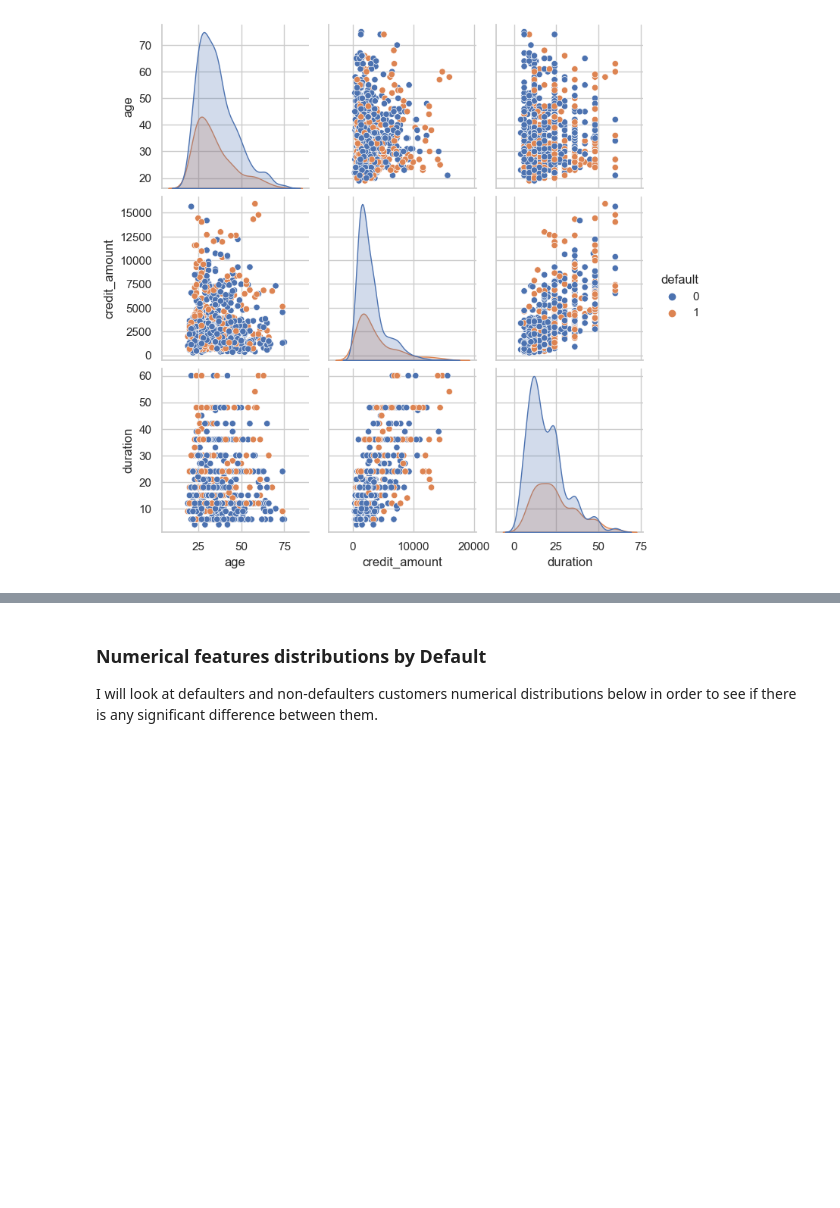
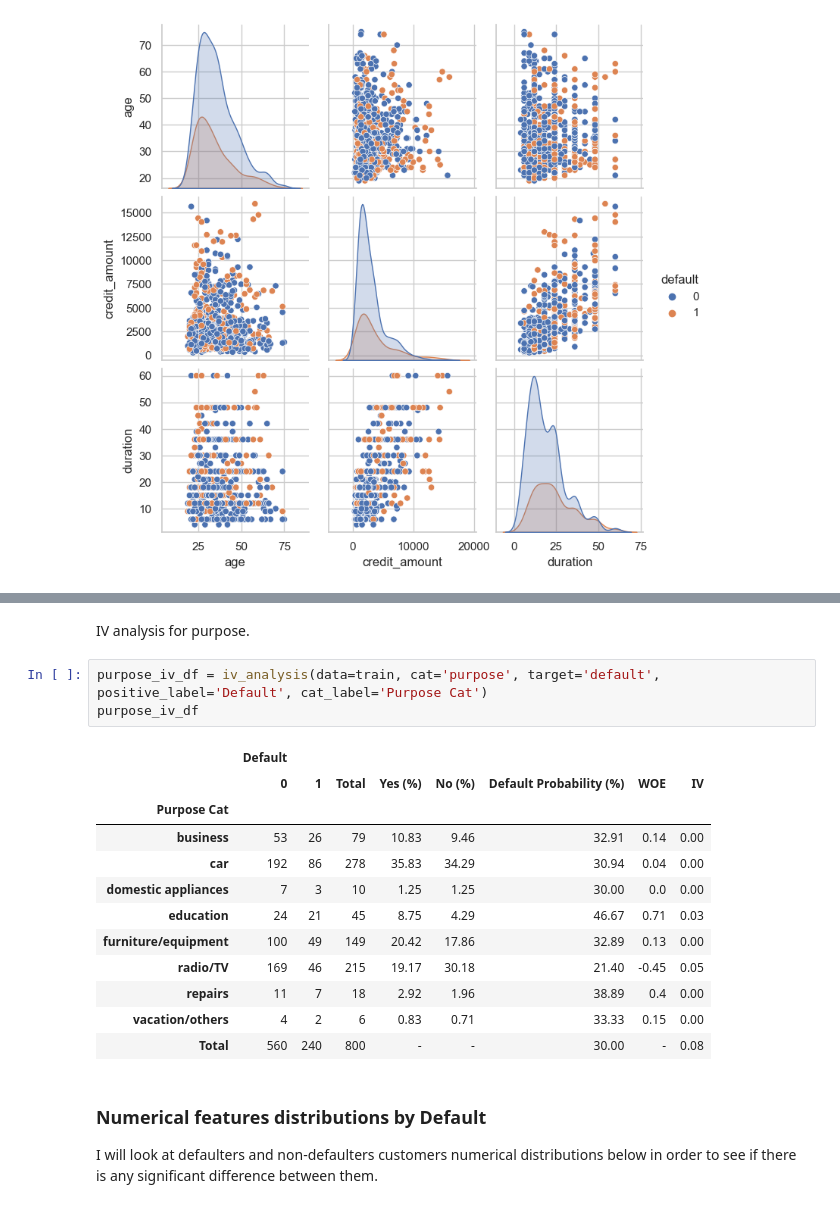
Before and after one commit to allmeidaapedro/Credit-Scoring-German-Bank, a Jupyter notebook: notebooks/1. EDA.ipynb, the cells around one changed output, grey strips where cells are left out. Drawn from its saved outputs; the diff is of its cells as text; blank space fills up the shorter version.

Commit message:
IV analysis added

```diff
--- a/notebooks/1. EDA.ipynb
+++ b/notebooks/1. EDA.ipynb
@@ -407,3 +545,21 @@ plt.show()
+# %% [markdown]
+IV analysis for purpose.
+# %%
+purpose_iv_df = iv_analysis(data=train, cat='purpose', target='default', positive_label='Default', cat_label='Purpose Cat')
+purpose_iv_df
+# %% [output]
+|  | Default |  |  |  |  |  |  |  |
+|  | 0 | 1 | Total | Yes (%) | No (%) | Default Probability (%) | WOE | IV |
+| Purpose Cat |  |  |  |  |  |  |  |  |
+| business | 53 | 26 | 79 | 10.83 | 9.46 | 32.91 | 0.14 | 0.00 |
+| car | 192 | 86 | 278 | 35.83 | 34.29 | 30.94 | 0.04 | 0.00 |
+| domestic appliances | 7 | 3 | 10 | 1.25 | 1.25 | 30.00 | 0.0 | 0.00 |
+| education | 24 | 21 | 45 | 8.75 | 4.29 | 46.67 | 0.71 | 0.03 |
+| furniture/equipment | 100 | 49 | 149 | 20.42 | 17.86 | 32.89 | 0.13 | 0.00 |
+| radio/TV | 169 | 46 | 215 | 19.17 | 30.18 | 21.40 | -0.45 | 0.05 |
+| repairs | 11 | 7 | 18 | 2.92 | 1.96 | 38.89 | 0.4 | 0.00 |
+| vacation/others | 4 | 2 | 6 | 0.83 | 0.71 | 33.33 | 0.15 | 0.00 |
+| Total | 560 | 240 | 800 | - | - | 30.00 | - | 0.08 |
 # %% [markdown]
 ### Numerical features distributions by Default
 I will look at defaulters and non-defaulters customers numerical distributions below in order to see if there is any significant difference between them.
```
Also changed, not shown: parts of 25 cells of this notebook, 2 other files.
